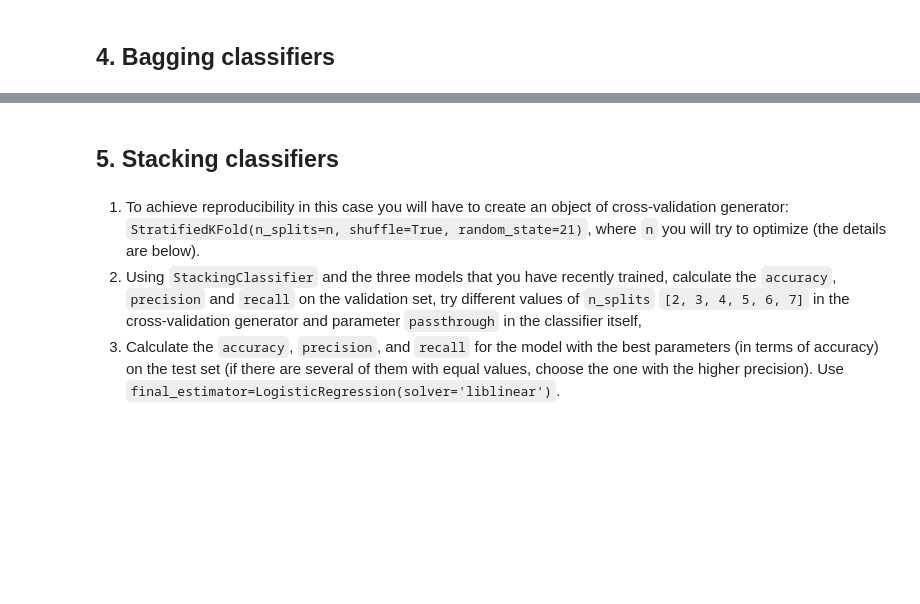
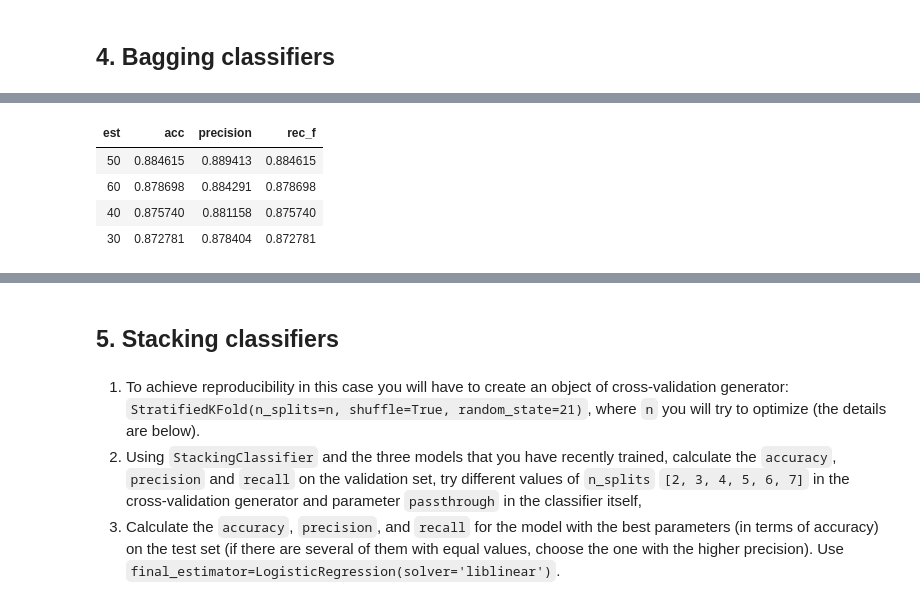
Before and after one commit to RunForJoy/ml-regularization-ensembles-pipelines, a Jupyter notebook: src/ex03/03_ensembles.ipynb, the cells around one changed output, grey strips where cells are left out. Drawn from its saved outputs; the diff is of its cells as text; code cells hidden in the pictures; blank space fills up the shorter version.

```diff
--- a/src/ex03/03_ensembles.ipynb
+++ b/src/ex03/03_ensembles.ipynb
@@ -119 +302,35 @@ recall is 0.89630
 3. Calculate the `accuracy`, `precision`, and `recall` for the model with the best parameters (in terms of accuracy) on the test set (if there are several of them with equal values, choose the one with the higher precision)
+# %%
+final_models = []
+
+for final_est in [30, 40, 50, 60]:
+    bclf_final = BaggingClassifier(
+        base_estimator=svc_model,
+        n_estimators=final_est,
+        random_state=21,
+        n_jobs=-1,
+    ).fit(X_train, y_train)
+
+    y_pred_final_test = bclf_final.predict(X_test)
+    acc_f = accuracy_score(y_test, y_pred_final_test)
+    prec_f = precision_score(
+        y_test, y_pred_final_test, average="weighted", zero_division=0
+    )
+    rec_f = recall_score(y_test, y_pred_final_test, average="weighted")
+
+    final_models.append(
+        {"est": final_est, "acc": acc_f, "precision": prec_f, "rec_f": rec_f}
+    )
+# %%
+bclf_fin = pd.DataFrame(final_models).sort_values(
+    by=["acc", "precision"], ascending=[False, False]
+)
+bclf_fin.style.highlight_max(
+    subset=["acc", "precision"], color="lightgreen", axis=0
+).format({"max_samples": "{:.1f}"}).hide_index()
+# %% [output]
+| est | acc | precision | rec_f |
+| 50 | 0.884615 | 0.889413 | 0.884615 |
+| 60 | 0.878698 | 0.884291 | 0.878698 |
+| 40 | 0.875740 | 0.881158 | 0.875740 |
+| 30 | 0.872781 | 0.878404 | 0.872781 |
```
Also changed, not shown: parts of 17 cells of this notebook.
